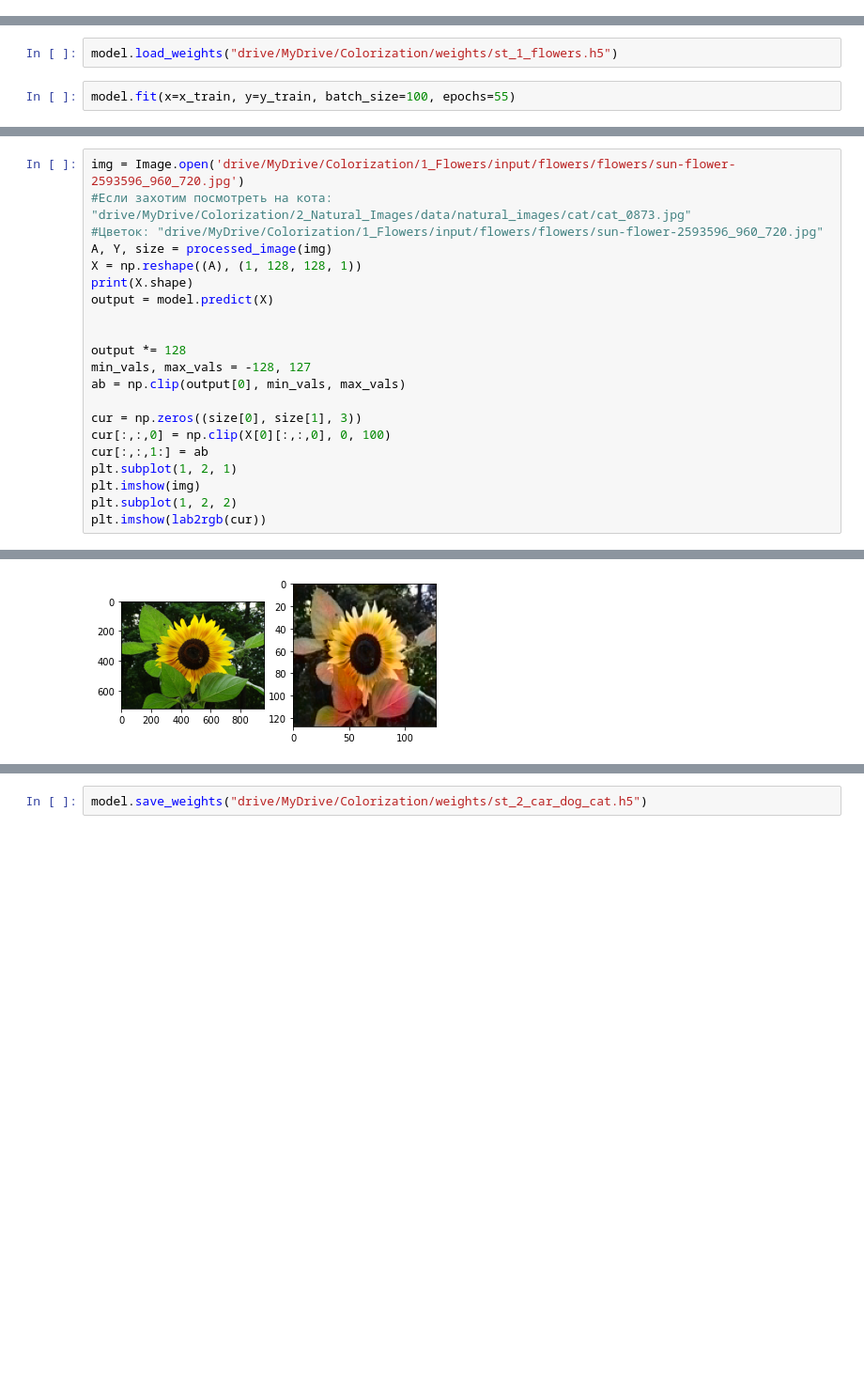
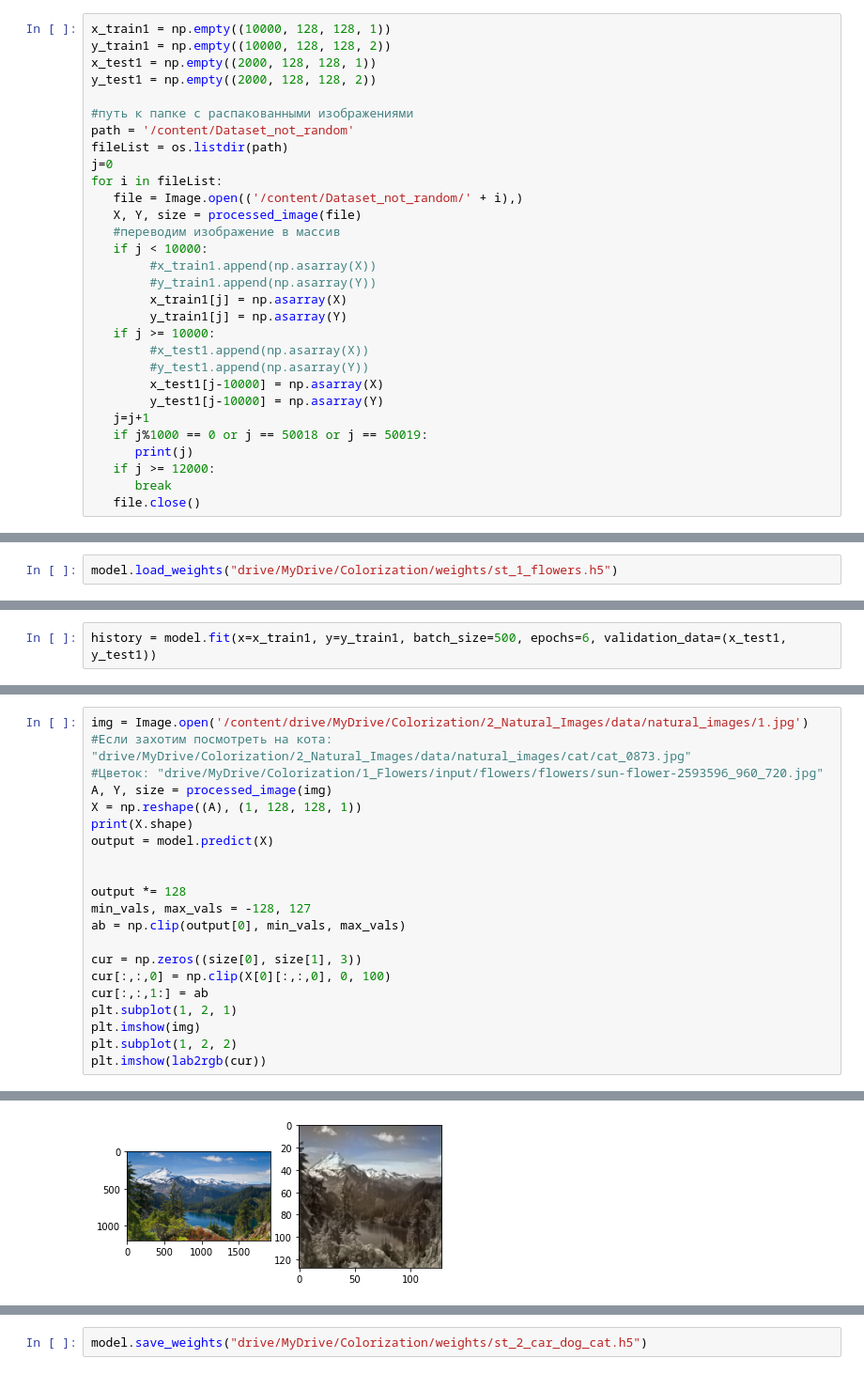
Before and after one commit to flowergum/Colorization, a Jupyter notebook: My_colorization.ipynb, the cells around one changed output, grey strips where cells are left out. Shown at 94% size. Drawn from its saved outputs; the diff is of its cells as text; blank space fills up the shorter version.

```diff
--- a/My_colorization.ipynb
+++ b/My_colorization.ipynb
@@ -142,0 +99,30 @@ x_train, y_train = np.reshape((images[:, :, :, 0]), (images.shape[0], images.sha
+# %%
+x_train1 = np.empty((10000, 128, 128, 1))
+y_train1 = np.empty((10000, 128, 128, 2))
+x_test1 = np.empty((2000, 128, 128, 1))
+y_test1 = np.empty((2000, 128, 128, 2))
+
+#путь к папке с распакованными изображениями
+path = '/content/Dataset_not_random'
+fileList = os.listdir(path)
+j=0
+for i in fileList:
+   file = Image.open(('/content/Dataset_not_random/' + i),)
+   X, Y, size = processed_image(file)
+   #переводим изображение в массив
+   if j < 10000:
+        #x_train1.append(np.asarray(X))
+        #y_train1.append(np.asarray(Y))
+        x_train1[j] = np.asarray(X)
+        y_train1[j] = np.asarray(Y)
+   if j >= 10000:
+        #x_test1.append(np.asarray(X))
+        #y_test1.append(np.asarray(Y))
+        x_test1[j-10000] = np.asarray(X)
+        y_test1[j-10000] = np.asarray(Y)
+   j=j+1
+   if j%1000 == 0 or j == 50018 or j == 50019:
+      print(j)
+   if j >= 12000:
+      break
+   file.close()
@@ -191,5 +190,3 @@ KeyboardInterrupt: ignored
 model.compile(optimizer='adam', loss='mse')
 # %%
 model.load_weights("drive/MyDrive/Colorization/weights/st_1_flowers.h5")
-# %%
-model.fit(x=x_train, y=y_train, batch_size=100, epochs=55)
@@ -214,0 +193,2 @@ Epoch 55/55
+# %%
+history = model.fit(x=x_train1, y=y_train1, batch_size=500, epochs=6, validation_data=(x_test1, y_test1))
@@ -215,25 +250,25 @@ Epoch 55/55
 # %%
-img = Image.open('drive/MyDrive/Colorization/1_Flowers/input/flowers/flowers/sun-flower-2593596_960_720.jpg')
+img = Image.open('/content/drive/MyDrive/Colorization/2_Natural_Images/data/natural_images/1.jpg')
 #Если захотим посмотреть на кота: "drive/MyDrive/Colorization/2_Natural_Images/data/natural_images/cat/cat_0873.jpg"
 #Цветок: "drive/MyDrive/Colorization/1_Flowers/input/flowers/flowers/sun-flower-2593596_960_720.jpg"
 A, Y, size = processed_image(img)
 X = np.reshape((A), (1, 128, 128, 1))
 print(X.shape)
 output = model.predict(X)
 
 
 output *= 128
 min_vals, max_vals = -128, 127
 ab = np.clip(output[0], min_vals, max_vals)
 
 cur = np.zeros((size[0], size[1], 3))
 cur[:,:,0] = np.clip(X[0][:,:,0], 0, 100)
 cur[:,:,1:] = ab
 plt.subplot(1, 2, 1)
 plt.imshow(img)
 plt.subplot(1, 2, 2)
 plt.imshow(lab2rgb(cur))
 # %% [output]
 (1, 128, 128, 1)
 <matplotlib.image.AxesImage at 0x...>
-[figure, old version]
+[figure, new version]
```
Also changed, not shown: parts of 14 cells of this notebook.
